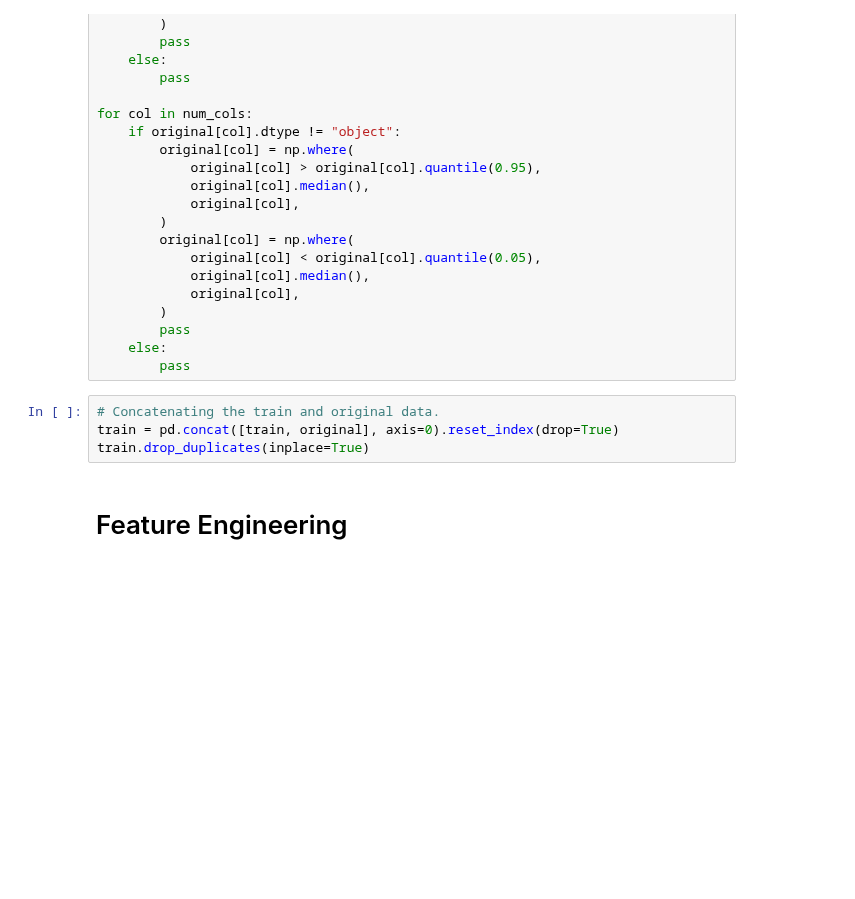
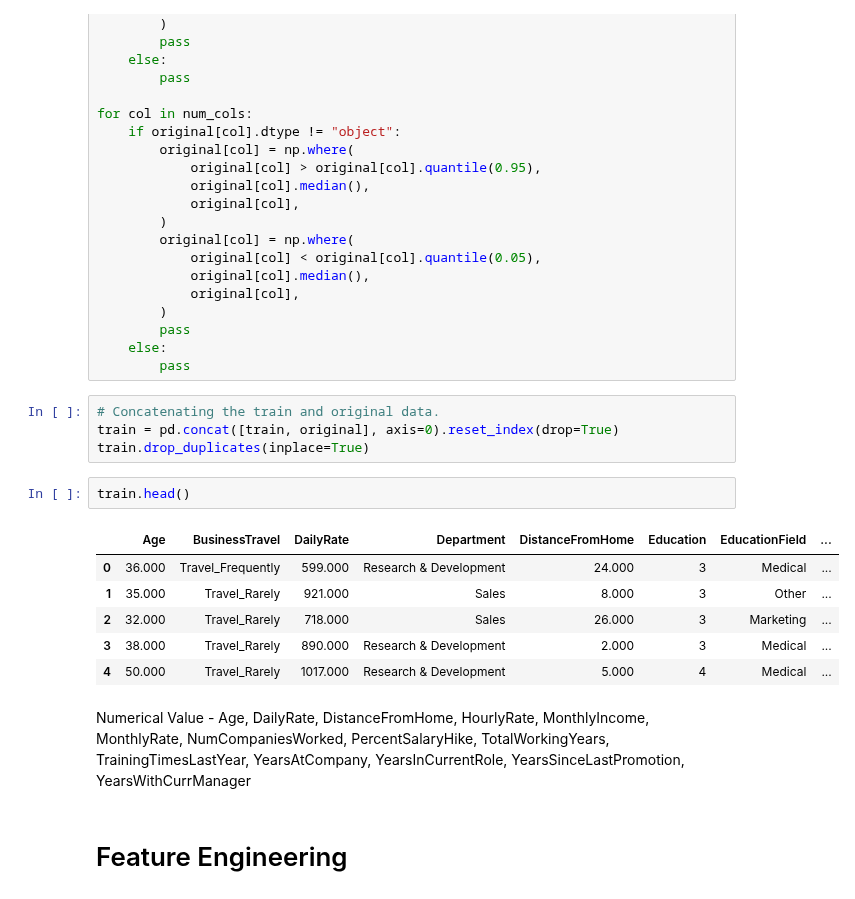
Before and after one commit to Harsh502s/PS-Attrition-Pred, a Jupyter notebook: Notebooks and Models/XGBosst Model.ipynb, the cells around one changed output. Saved outputs shown, nothing was run; the diff lists cells and outputs as text; blank space fills up the shorter version.

```diff
--- a/Notebooks and Models/XGBosst Model.ipynb
+++ b/Notebooks and Models/XGBosst Model.ipynb
@@ -133,6 +133,17 @@ for col in num_cols:
 # Concatenating the train and original data.
 train = pd.concat([train, original], axis=0).reset_index(drop=True)
 train.drop_duplicates(inplace=True)
+# %%
+train.head()
+# %% [output]
+|  | Age | BusinessTravel | DailyRate | Department | DistanceFromHome | Education | EducationField | ... |
+| 0 | 36.000 | Travel_Frequently | 599.000 | Research & Development | 24.000 | 3 | Medical | ... |
+| 1 | 35.000 | Travel_Rarely | 921.000 | Sales | 8.000 | 3 | Other | ... |
+| 2 | 32.000 | Travel_Rarely | 718.000 | Sales | 26.000 | 3 | Marketing | ... |
+| 3 | 38.000 | Travel_Rarely | 890.000 | Research & Development | 2.000 | 3 | Medical | ... |
+| 4 | 50.000 | Travel_Rarely | 1017.000 | Research & Development | 5.000 | 4 | Medical | ... |
+# %% [markdown]
+Numerical Value - Age, DailyRate, DistanceFromHome, HourlyRate, MonthlyIncome, MonthlyRate, NumCompaniesWorked, PercentSalaryHike, TotalWorkingYears, TrainingTimesLastYear, YearsAtCompany, YearsInCurrentRole, YearsSinceLastPromotion, YearsWithCurrManager
 # %% [markdown]
 # Feature Engineering
 # %% [markdown]
```
Also changed, not shown: parts of 12 cells of this notebook, 7 other files.
